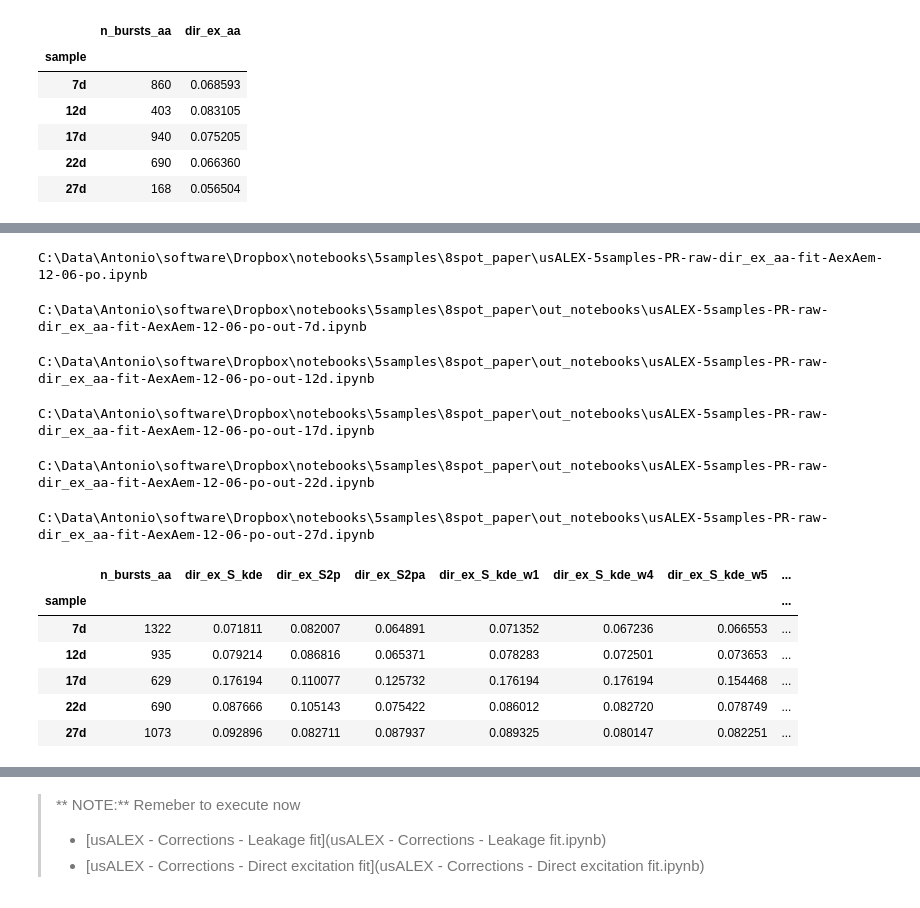
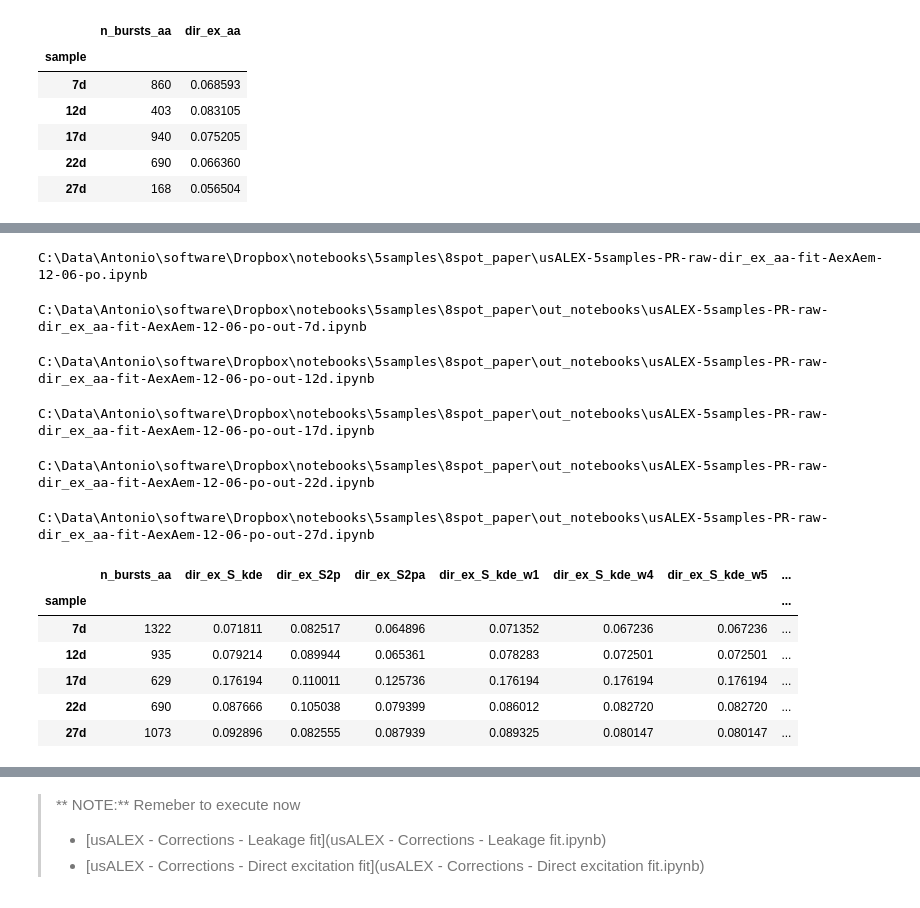
Before and after one commit to tritemio/multispot_paper_historical, a Jupyter notebook: usALEX-Batch.ipynb, the cells around one changed output, grey strips where cells are left out. Cells and saved outputs as stored; diff of their text form; code cells hidden in the pictures.

```diff
--- a/usALEX-Batch.ipynb
+++ b/usALEX-Batch.ipynb
@@ -158,17 +194,17 @@ C:\Data\Antonio\software\src\multispot_paper\out_notebooks\usALEX-5samples-PR-ra
 # %%
-# nb_name = 'usALEX-5samples-PR-raw-dir_ex_aa-fit-AexAem-12-06-po'
-# run_notebook_ALEX(nb_name)
+nb_name = 'usALEX-5samples-PR-raw-dir_ex_aa-fit-AexAem-12-06-po'
+run_notebook_ALEX(nb_name)
 # %% [output]
 C:\Data\Antonio\software\Dropbox\notebooks\5samples\8spot_paper\usALEX-5samples-PR-raw-dir_ex_aa-fit-AexAem-12-06-po.ipynb
 C:\Data\Antonio\software\Dropbox\notebooks\5samples\8spot_paper\out_notebooks\usALEX-5samples-PR-raw-dir_ex_aa-fit-AexAem-12-06-po-out-7d.ipynb
 C:\Data\Antonio\software\Dropbox\notebooks\5samples\8spot_paper\out_notebooks\usALEX-5samples-PR-raw-dir_ex_aa-fit-AexAem-12-06-po-out-12d.ipynb
 C:\Data\Antonio\software\Dropbox\notebooks\5samples\8spot_paper\out_notebooks\usALEX-5samples-PR-raw-dir_ex_aa-fit-AexAem-12-06-po-out-17d.ipynb
 C:\Data\Antonio\software\Dropbox\notebooks\5samples\8spot_paper\out_notebooks\usALEX-5samples-PR-raw-dir_ex_aa-fit-AexAem-12-06-po-out-22d.ipynb
 C:\Data\Antonio\software\Dropbox\notebooks\5samples\8spot_paper\out_notebooks\usALEX-5samples-PR-raw-dir_ex_aa-fit-AexAem-12-06-po-out-27d.ipynb
 |  | n_bursts_aa | dir_ex_S_kde | dir_ex_S2p | dir_ex_S2pa | dir_ex_S_kde_w1 | dir_ex_S_kde_w4 | dir_ex_S_kde_w5 | ... |
 | sample |  |  |  |  |  |  |  | ... |
-| 7d | 1322 | 0.071811 | 0.082007 | 0.064891 | 0.071352 | 0.067236 | 0.066553 | ... |
-| 12d | 935 | 0.079214 | 0.086816 | 0.065371 | 0.078283 | 0.072501 | 0.073653 | ... |
-| 17d | 629 | 0.176194 | 0.110077 | 0.125732 | 0.176194 | 0.176194 | 0.154468 | ... |
-| 22d | 690 | 0.087666 | 0.105143 | 0.075422 | 0.086012 | 0.082720 | 0.078749 | ... |
-| 27d | 1073 | 0.092896 | 0.082711 | 0.087937 | 0.089325 | 0.080147 | 0.082251 | ... |
+| 7d | 1322 | 0.071811 | 0.082517 | 0.064896 | 0.071352 | 0.067236 | 0.067236 | ... |
+| 12d | 935 | 0.079214 | 0.089944 | 0.065361 | 0.078283 | 0.072501 | 0.072501 | ... |
+| 17d | 629 | 0.176194 | 0.110011 | 0.125736 | 0.176194 | 0.176194 | 0.176194 | ... |
+| 22d | 690 | 0.087666 | 0.105038 | 0.079399 | 0.086012 | 0.082720 | 0.082720 | ... |
+| 27d | 1073 | 0.092896 | 0.082555 | 0.087939 | 0.089325 | 0.080147 | 0.080147 | ... |
```
Also changed, not shown: parts of 18 cells of this notebook, 15 other files.
